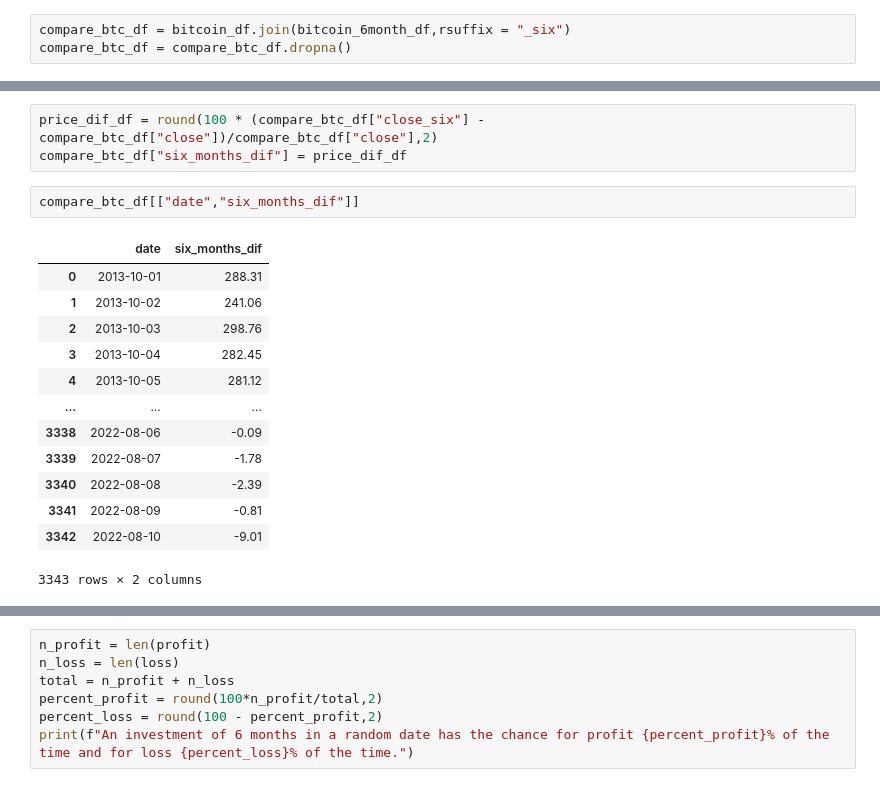
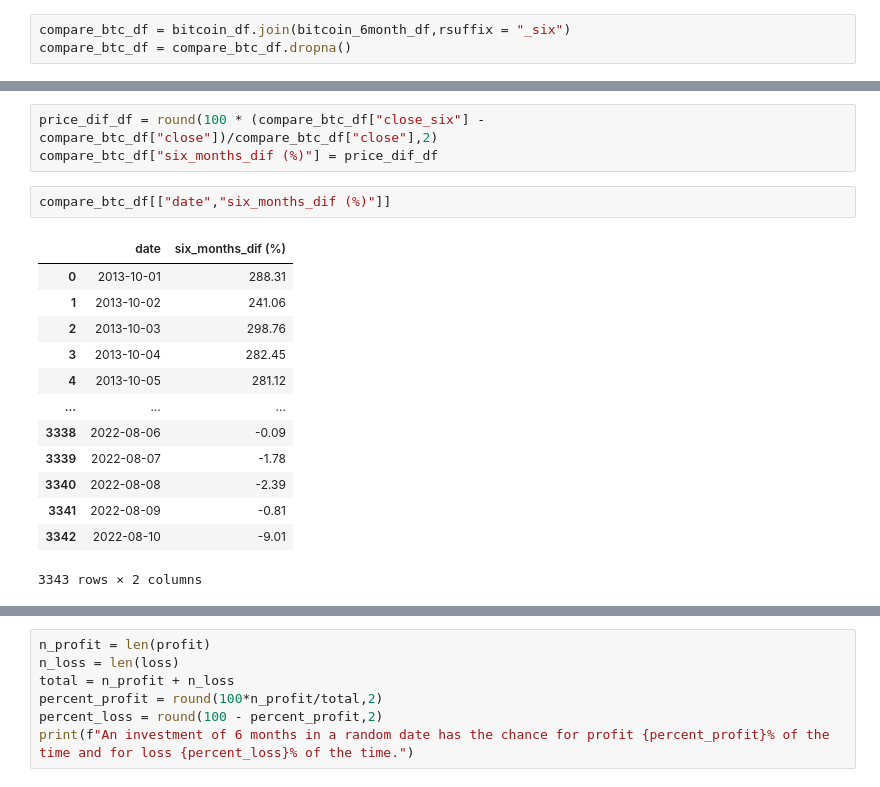
Before and after one commit to SMKSmith/Project1, a Jupyter notebook: visualizations.ipynb, the cells around one changed output, grey strips where cells are left out. Drawn from its saved outputs; the diff is of its cells as text.

```diff
--- a/visualizations.ipynb
+++ b/visualizations.ipynb
@@ -325,10 +355,10 @@ compare_btc_df
 # %%
 price_dif_df = round(100 * (compare_btc_df["close_six"] - compare_btc_df["close"])/compare_btc_df["close"],2)
-compare_btc_df["six_months_dif"] = price_dif_df
+compare_btc_df["six_months_dif (%)"] = price_dif_df
 # %%
-compare_btc_df[["date","six_months_dif"]]
+compare_btc_df[["date","six_months_dif (%)"]]
 # %% [output]
-|  | date | six_months_dif |
+|  | date | six_months_dif (%) |
 | 0 | 2013-10-01 | 288.31 |
 | 1 | 2013-10-02 | 241.06 |
 | 2 | 2013-10-03 | 298.76 |
```
Also changed, not shown: parts of 10 cells of this notebook.
